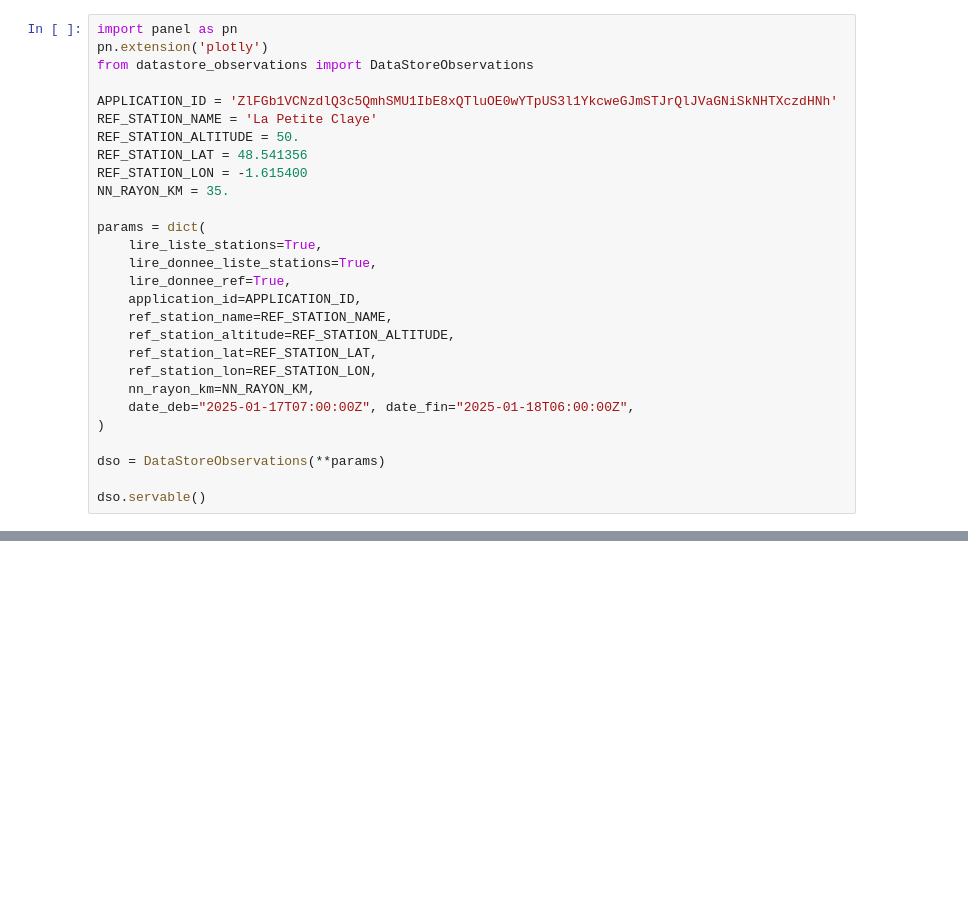
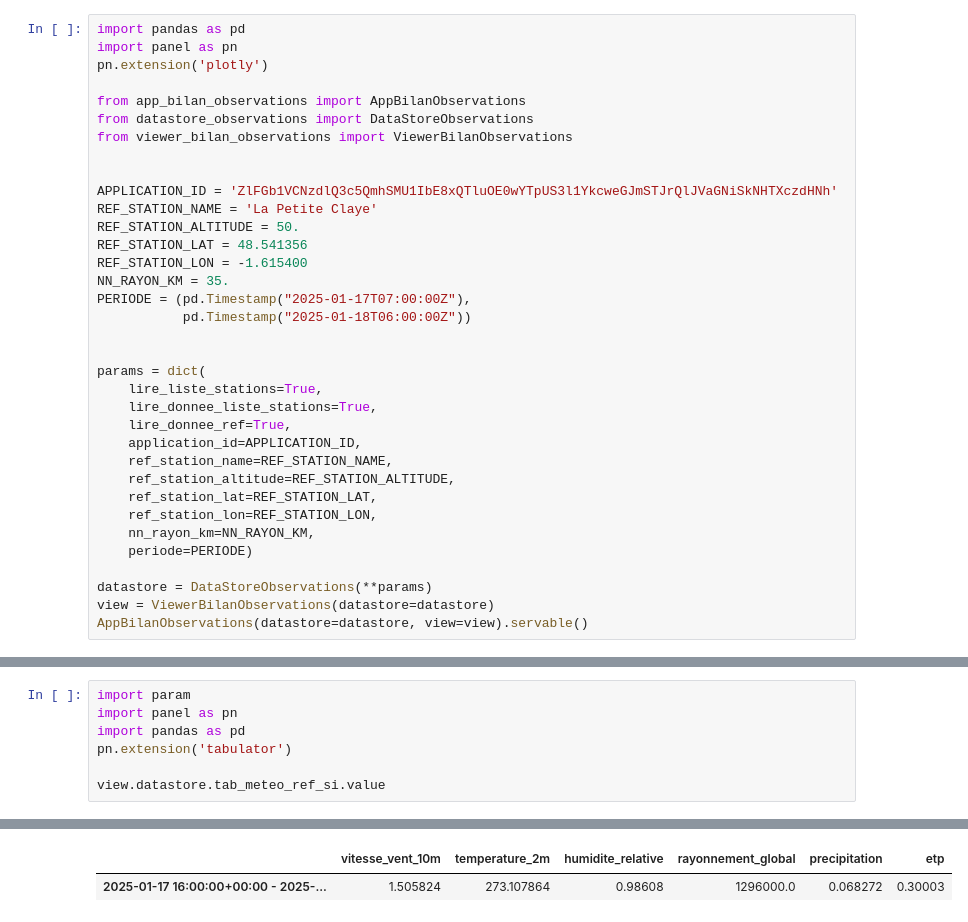
Before and after one commit to atantet/agri-notebooks, a Jupyter notebook: bilan_hydrique_observation_horaire.ipynb, the cells around one changed output, grey strips where cells are left out. Saved outputs shown, nothing was run; the diff lists cells and outputs as text; blank space fills up the shorter version.

```diff
--- a/bilan_hydrique_observation_horaire.ipynb
+++ b/bilan_hydrique_observation_horaire.ipynb
@@ -3,7 +1,12 @@
 # %%
+import pandas as pd
 import panel as pn
 pn.extension('plotly')
+
+from app_bilan_observations import AppBilanObservations
 from datastore_observations import DataStoreObservations
+from viewer_bilan_observations import ViewerBilanObservations
+
 
 APPLICATION_ID = 'ZlFGb1VCNzdlQ3c5QmhSMU1IbE8xQTluOE0wYTpUS3l1YkcweGJmSTJrQlJVaGNiSkNHTXczdHNh'
 REF_STATION_NAME = 'La Petite Claye'
@@ -11,6 +14,9 @@ REF_STATION_ALTITUDE = 50.
 REF_STATION_LAT = 48.541356
 REF_STATION_LON = -1.615400
 NN_RAYON_KM = 35.
+PERIODE = (pd.Timestamp("2025-01-17T07:00:00Z"),
+           pd.Timestamp("2025-01-18T06:00:00Z"))
+
 
 params = dict(
     lire_liste_stations=True,
@@ -22,12 +28,11 @@ params = dict(
     ref_station_lat=REF_STATION_LAT,
     ref_station_lon=REF_STATION_LON,
     nn_rayon_km=NN_RAYON_KM,
-    date_deb="2025-01-17T07:00:00Z", date_fin="2025-01-18T06:00:00Z",
-)
+    periode=PERIODE)
 
-dso = DataStoreObservations(**params)
-
-dso.servable()
+datastore = DataStoreObservations(**params)
+view = ViewerBilanObservations(datastore=datastore)
+AppBilanObservations(datastore=datastore, view=view).servable()
 # %% [output]
 [interactive output not drawn]
 [interactive output not drawn]
@@ -41,0 +41,8 @@ ViewerBilanObservations(df_meteo_ref_si=dso.tab_meteo_ref_si.value).servable()
+# %%
+import param
+import panel as pn
+import pandas as pd
+pn.extension('tabulator')
+
+view.datastore.tab_meteo_ref_si.value
+# %% [output]
@@ -41,0 +52,2 @@ ViewerBilanObservations(df_meteo_ref_si=dso.tab_meteo_ref_si.value).servable()
+|  | vitesse_vent_10m | temperature_2m | humidite_relative | rayonnement_global | precipitation | etp |
+| 2025-01-17 16:00:00+00:00 - 2025-... | 1.505824 | 273.107864 | 0.98608 | 1296000.0 | 0.068272 | 0.30003 |
```
Also changed, not shown: parts of 8 cells of this notebook, 4 other files.
